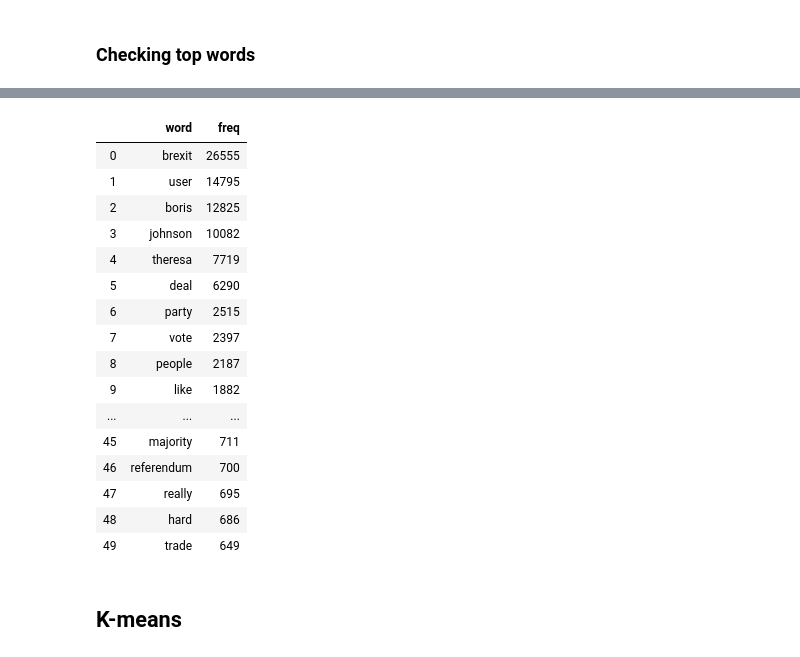
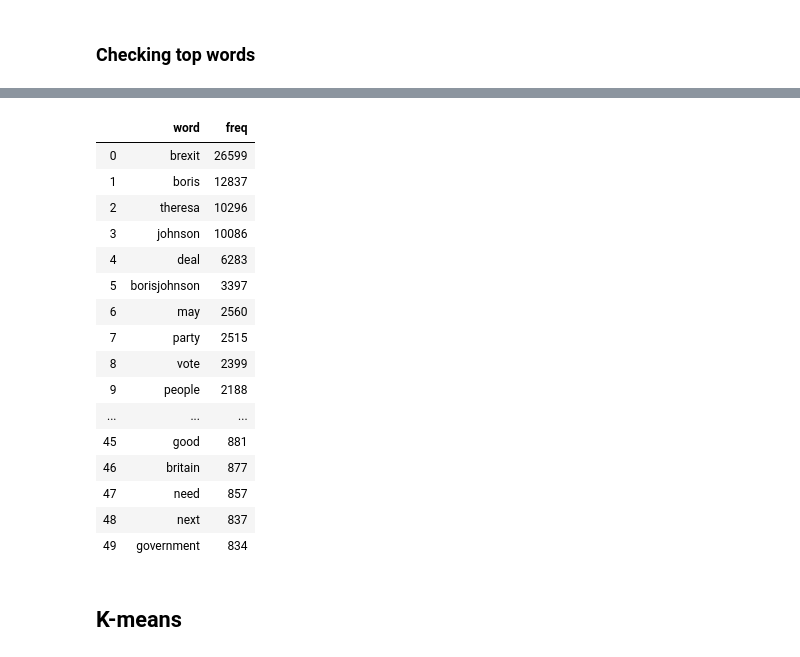
Before and after one commit to ta-data-lis/final-project, a Jupyter notebook: your-project/eda.ipynb, the cells around one changed output, grey strips where cells are left out. Drawn from its saved outputs; the diff is of its cells as text; code cells hidden in the pictures.

```diff
--- a/your-project/eda.ipynb
+++ b/your-project/eda.ipynb
@@ -319,23 +309,27 @@ Text(0.5, 1.0, 'top 50 frequent words')
-# %%
-frequency.head(50)
-# %% [output]
-|  | word | freq |
-| 0 | brexit | 26555 |
-| 1 | user | 14795 |
-| 2 | boris | 12825 |
-| 3 | johnson | 10082 |
-| 4 | theresa | 7719 |
-| 5 | deal | 6290 |
-| 6 | party | 2515 |
-| 7 | vote | 2397 |
-| 8 | people | 2187 |
-| 9 | like | 1882 |
-| ... | ... | ... |
-| 45 | majority | 711 |
-| 46 | referendum | 700 |
-| 47 | really | 695 |
-| 48 | hard | 686 |
-| 49 | trade | 649 |
+# %%
+words = [w for row in df_mb['text_processed'] for w in row]
+pos_count = FreqDist(words)
+freq = pos_count.most_common(50)
+df_freq = pd.DataFrame(freq, columns=['word', 'freq'])
+df_freq.head(50)
+# %% [output]
+|  | word | freq |
+| 0 | brexit | 26599 |
+| 1 | boris | 12837 |
+| 2 | theresa | 10296 |
+| 3 | johnson | 10086 |
+| 4 | deal | 6283 |
+| 5 | borisjohnson | 3397 |
+| 6 | may | 2560 |
+| 7 | party | 2515 |
+| 8 | vote | 2399 |
+| 9 | people | 2188 |
+| ... | ... | ... |
+| 45 | good | 881 |
+| 46 | britain | 877 |
+| 47 | need | 857 |
+| 48 | next | 837 |
+| 49 | government | 834 |
 # %% [markdown]
 ## K-means
 # %% [markdown]
```
Also changed, not shown: parts of 9 cells of this notebook.
